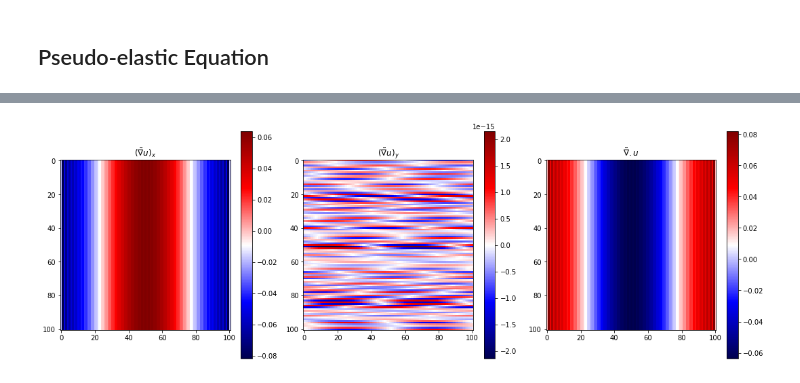
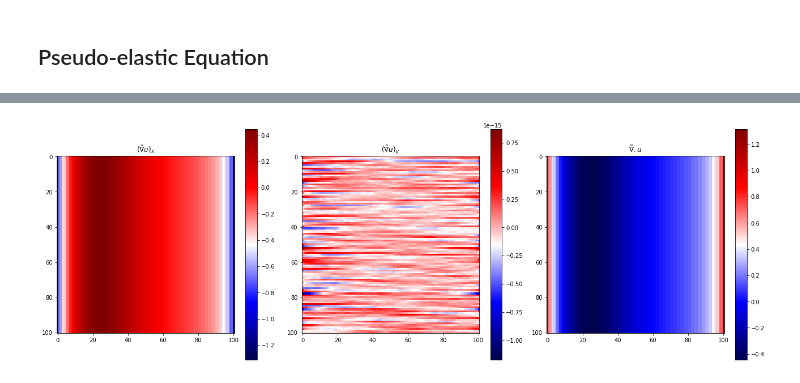
Before and after one commit to nimberledge/akm-fwi, a Jupyter notebook: elastic/Pseudo-elastic.ipynb, the cells around one changed output, grey strips where cells are left out. Cells and saved outputs as stored; diff of their text form; code cells hidden in the pictures.

```diff
--- a/elastic/Pseudo-elastic.ipynb
+++ b/elastic/Pseudo-elastic.ipynb
@@ -46,37 +63,40 @@ fig.tight_layout(pad=0.5)
 # %%
 def normalized_gradient(f, dim=2, eps=1e-6):
     size = f.data.shape
     f_x, f_y = fft.fftfreq(size[1]), fft.fftfreq(size[0])
     f_fft = fft.fftn(f)
 #     norm_grad = np.zeros((f.shape[0], f.shape[1], dim), dtype=complex)
     ddx = np.zeros(f.shape, dtype=complex)
     ddy = np.zeros(f.shape, dtype=complex)
     for i in range(f_fft.shape[0]):
         for j in range(f_fft.shape[1]):
             k_x, k_y = f_x[j], f_y[i]
-            ddx[i, j] = -(2j * np.pi * k_x) * f_fft[i, j] # / (k_x**2 + k_y**2 + eps)
-            ddy[i, j] = -(2j * np.pi * k_y) * f_fft[i, j] # / (k_x**2 + k_y**2 + eps)
+            ddx[i, j] = -(1j * k_x) * f_fft[i, j]  / np.sqrt(k_x**2 + k_y**2 + eps)
+            ddy[i, j] = -(1j * k_y) * f_fft[i, j]  / np.sqrt(k_x**2 + k_y**2 + eps)
     ddx = fft.ifftn(ddx)
     ddy = fft.ifftn(ddy)
     return ddx, ddy
 
+def normalized_div(f, dim=2, eps=1e-6):
+    ddx, ddy = normalized_gradient(f, dim=dim, eps=eps)
+    return -(ddx + ddy)
+
 # fig, axs = plt.subplots(1, 2)
 ddx, ddy = normalized_gradient(u_initial)
 
-fig, axs = plt.subplots(1, 3, figsize=(15, 5))
+fig, axs = plt.subplots(1, 3, figsize=(18, 6))
 
 fig, axs[0], im0 = plot_fn_snapshot(np.real(ddx), fig=fig, axs=axs[0], cmap='seismic')
 cbar0 = fig.colorbar(im0, ax=axs[0])
 axs[0].set_title(r"$(\tilde{\nabla}u)_x$")
 
 fig, axs[1], im1 = plot_fn_snapshot(np.real(ddy), fig=fig, axs=axs[1], cmap='seismic')
 cbar1 = fig.colorbar(im1, ax=axs[1])
 axs[1].set_title(r"$(\tilde{\nabla}u)_y$")
-
-fig, axs[2], im2 = plot_fn_snapshot(np.real(-ddy -ddx), fig=fig, axs=axs[2], cmap='seismic')
+n_div = normalized_div(u_initial)
+fig, axs[2], im2 = plot_fn_snapshot(np.real(n_div), fig=fig, axs=axs[2], cmap='seismic')
 cbar2 = fig.colorbar(im2, ax=axs[2])
 axs[2].set_title(r"$\tilde{\nabla} . u$")
-
 fig.tight_layout(pad=0.5)
 # %% [output]
-[figure, old version]
+[figure, new version]
```
Also changed, not shown: parts of 6 cells of this notebook.
